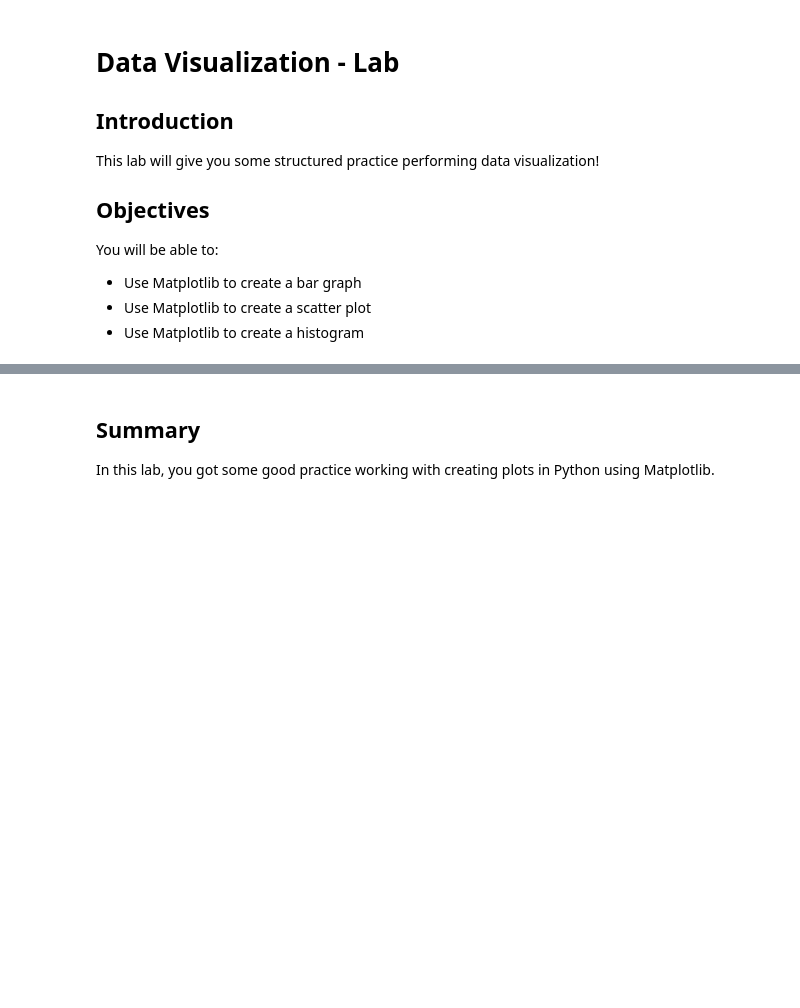
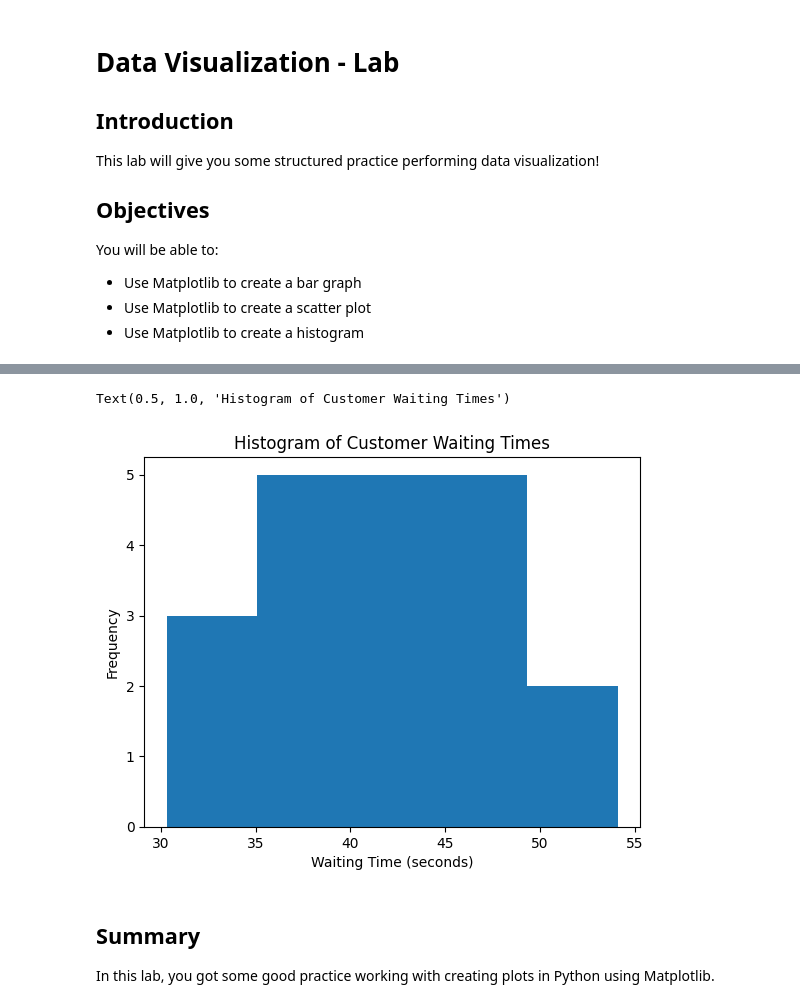
Before and after one commit to jeremymwangi1-ux/DS_Course1_Week1_Module4_VizLab, a Jupyter notebook: index.ipynb, the cells around one changed output, grey strips where cells are left out. Cells and saved outputs as stored; diff of their text form; code cells hidden in the pictures; blank space fills up the shorter version.

```diff
--- a/index.ipynb
+++ b/index.ipynb
@@ -120,23 +125,28 @@ The graph you create should look like this:
 # %%
 # CodeGrade Step3
 
 # Replace None with appropriate code
 
 x = [43.1, 35.6, 37.5, 36.5, 45.3, 43.4,
      40.3, 50.2, 47.3, 31.2, 42.2, 45.5,
      30.3, 31.4, 35.6, 45.2, 54.1, 45.6,
      36.5, 43.1]
 
 # Create the plot objects fig and ax
-None
+fig, ax = plt.subplots()
+
 
 # Plot the histogram with hist() function
-my_hist = None
+ax.hist(x, bins=5)
+
 
 # Label axes and set title
-None
-None
-None
+ax.set_xlabel("Waiting Time (seconds)")
+ax.set_ylabel("Frequency")
+ax.set_title("Histogram of Customer Waiting Times")
+# %% [output]
+Text(0.5, 1.0, 'Histogram of Customer Waiting Times')
+[figure, added]
 # %% [markdown]
 ## Summary
 
```
Also changed, not shown: parts of 3 cells of this notebook.
